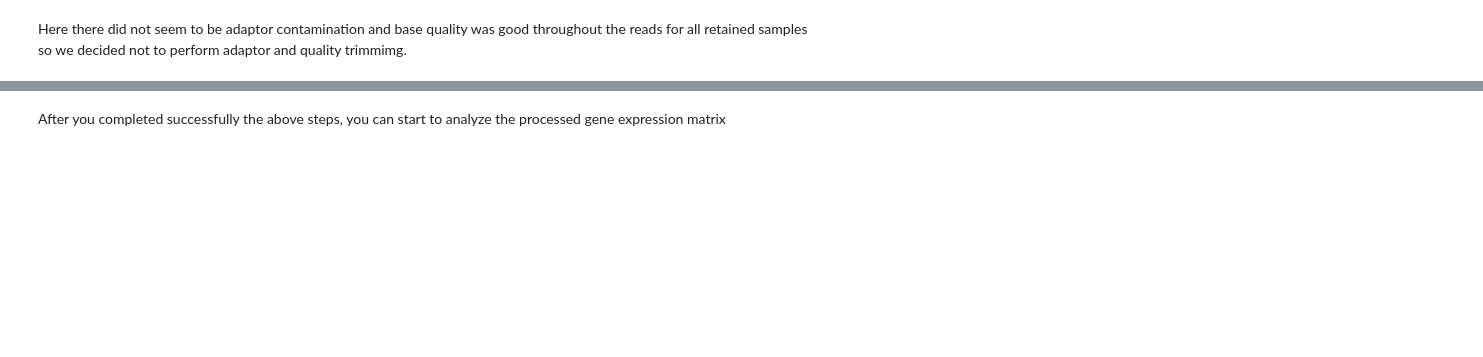
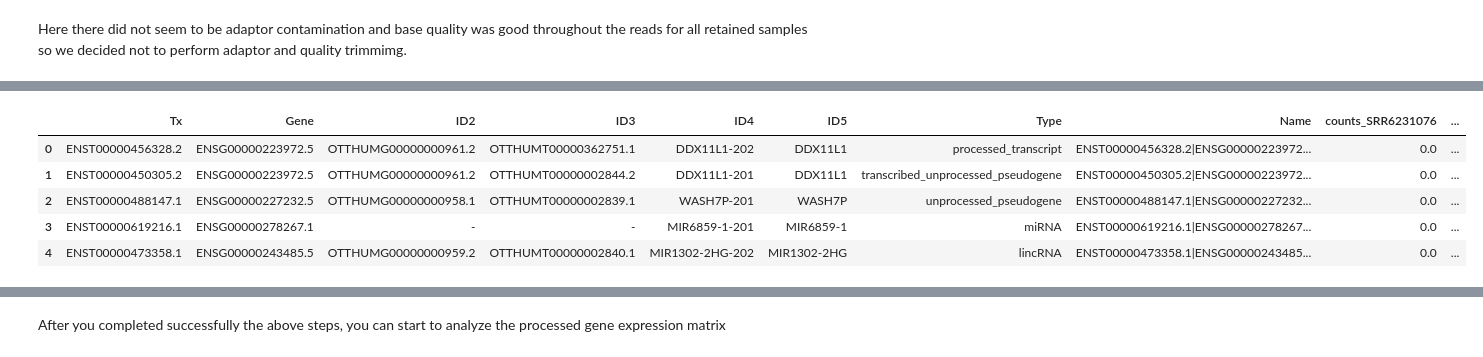
Before and after one commit to Jx-b/RNAseq, a Jupyter notebook: pipelines/salmon_pipeline.ipynb, the cells around one changed output, grey strips where cells are left out. Cells and saved outputs as stored; diff of their text form; code cells hidden in the pictures; blank space fills up the shorter version.

```diff
--- a/pipelines/salmon_pipeline.ipynb
+++ b/pipelines/salmon_pipeline.ipynb
@@ -212,0 +134,27 @@ TPM.head(3)
+# %%
+%%time
+quants = []
+namelist = None
+tx_number = None
+
+#import all quant.sf files
+samples = sorted([s for s in os.listdir('quant/salmon_output') if s.startswith('SRR')])
+for sample in samples:
+    file = os.path.join('quant/salmon_output',sample,'quant.sf')
+    quant_df = pd.read_csv(file, sep=r'\t', engine='python')
+    #check all files have the same list of transcripts
+    if namelist is None:
+        namelist = quant_df.Name.values
+    if not all(quant_df.Name.values == namelist):
+        print(sample, 'has different transcript list')
+    if tx_number is None:
+        tx_number = len(quant_df)
+    if len(quant_df) != tx_number:
+        print(sample, 'has different transcript number')
+
+    #drop length column as it won't be used
+    quant_df.drop(['Length', 'EffectiveLength'], axis= 1, inplace= True)
+    quant_df.rename(columns= {'NumReads':'counts'}, inplace= True)
+    #add sample name to columns to facilitate merging
+    quant_df.columns = [f'{col}_{sample}' if col != 'Name' else col for col in quant_df.columns]
+    quants += [quant_df]
@@ -212,0 +164,8 @@ TPM.head(3)
+# %%
+%%time
+#merge all quant files
+merged = reduce(lambda left,right: pd.merge(left,right, on='Name', how='outer'), quants)
+#sort columns alphabetically
+merged = merged.reindex(['Name'] + sorted(merged.columns[1:], key=lambda x: x.lower()), axis=1)
+print(merged.shape)
+merged.head()
@@ -212,0 +176,5 @@ TPM.head(3)
+# %%
+#split all IDs in Name
+IDs = merged.Name.str.split(pat='|', expand=True).drop([6,8], axis=1)
+IDs.columns = ['Tx', 'Gene', 'ID2', 'ID3', 'ID4', 'ID5', 'Type']
+IDs.head()
@@ -212,0 +188,10 @@ TPM.head(3)
+# %%
+tx_quant = IDs.merge(merged, left_index=True, right_index=True)
+tx_quant.head()
+# %% [output]
+|  | Tx | Gene | ID2 | ID3 | ID4 | ID5 | Type | Name | counts_SRR6231076 | ... |
+| 0 | ENST00000456328.2 | ENSG00000223972.5 | OTTHUMG00000000961.2 | OTTHUMT00000362751.1 | DDX11L1-202 | DDX11L1 | processed_transcript | ENST00000456328.2|ENSG00000223972... | 0.0 | ... |
+| 1 | ENST00000450305.2 | ENSG00000223972.5 | OTTHUMG00000000961.2 | OTTHUMT00000002844.2 | DDX11L1-201 | DDX11L1 | transcribed_unprocessed_pseudogene | ENST00000450305.2|ENSG00000223972... | 0.0 | ... |
+| 2 | ENST00000488147.1 | ENSG00000227232.5 | OTTHUMG00000000958.1 | OTTHUMT00000002839.1 | WASH7P-201 | WASH7P | unprocessed_pseudogene | ENST00000488147.1|ENSG00000227232... | 0.0 | ... |
+| 3 | ENST00000619216.1 | ENSG00000278267.1 | - | - | MIR6859-1-201 | MIR6859-1 | miRNA | ENST00000619216.1|ENSG00000278267... | 0.0 | ... |
+| 4 | ENST00000473358.1 | ENSG00000243485.5 | OTTHUMG00000000959.2 | OTTHUMT00000002840.1 | MIR1302-2HG-202 | MIR1302-2HG | lincRNA | ENST00000473358.1|ENSG00000243485... | 0.0 | ... |
```
Also changed, not shown: parts of 32 cells of this notebook, 9 other files.
